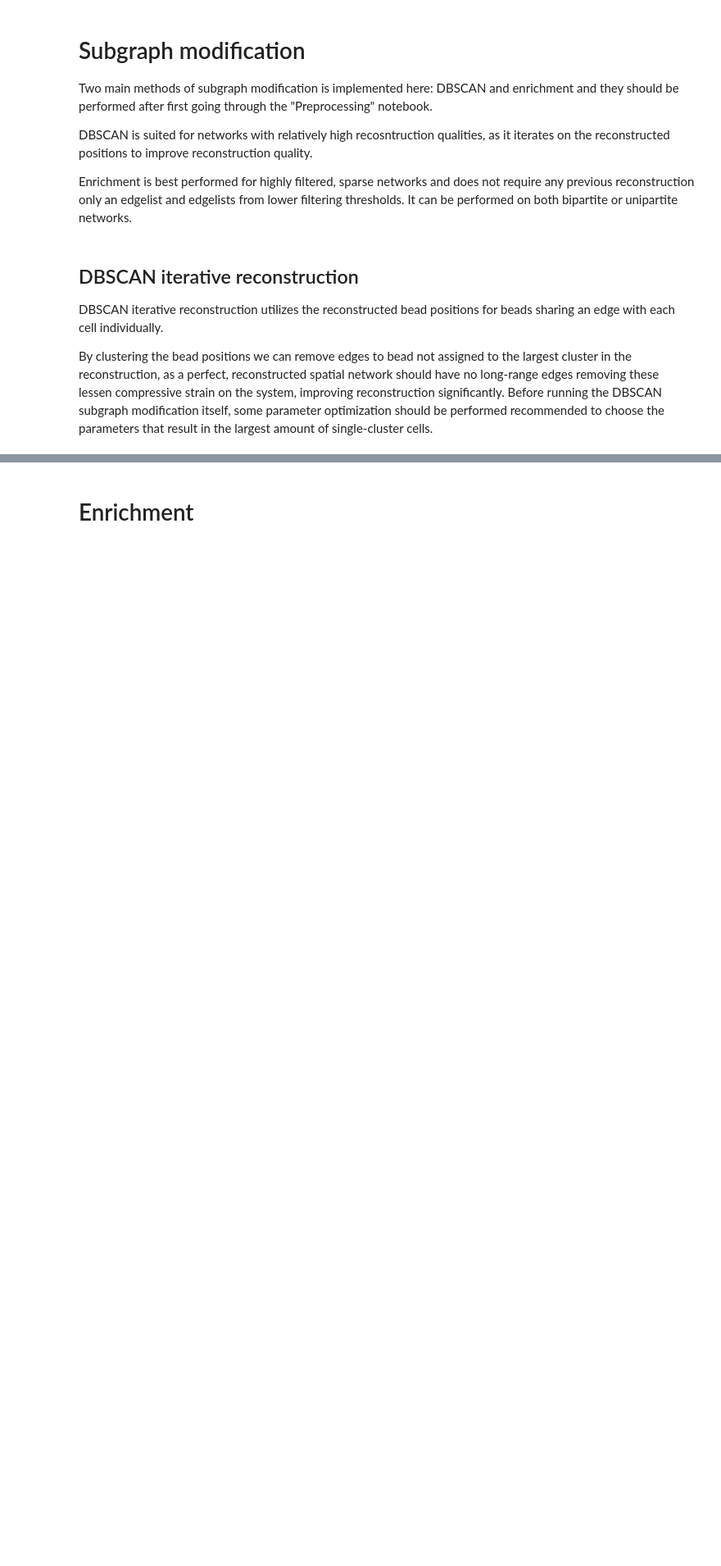
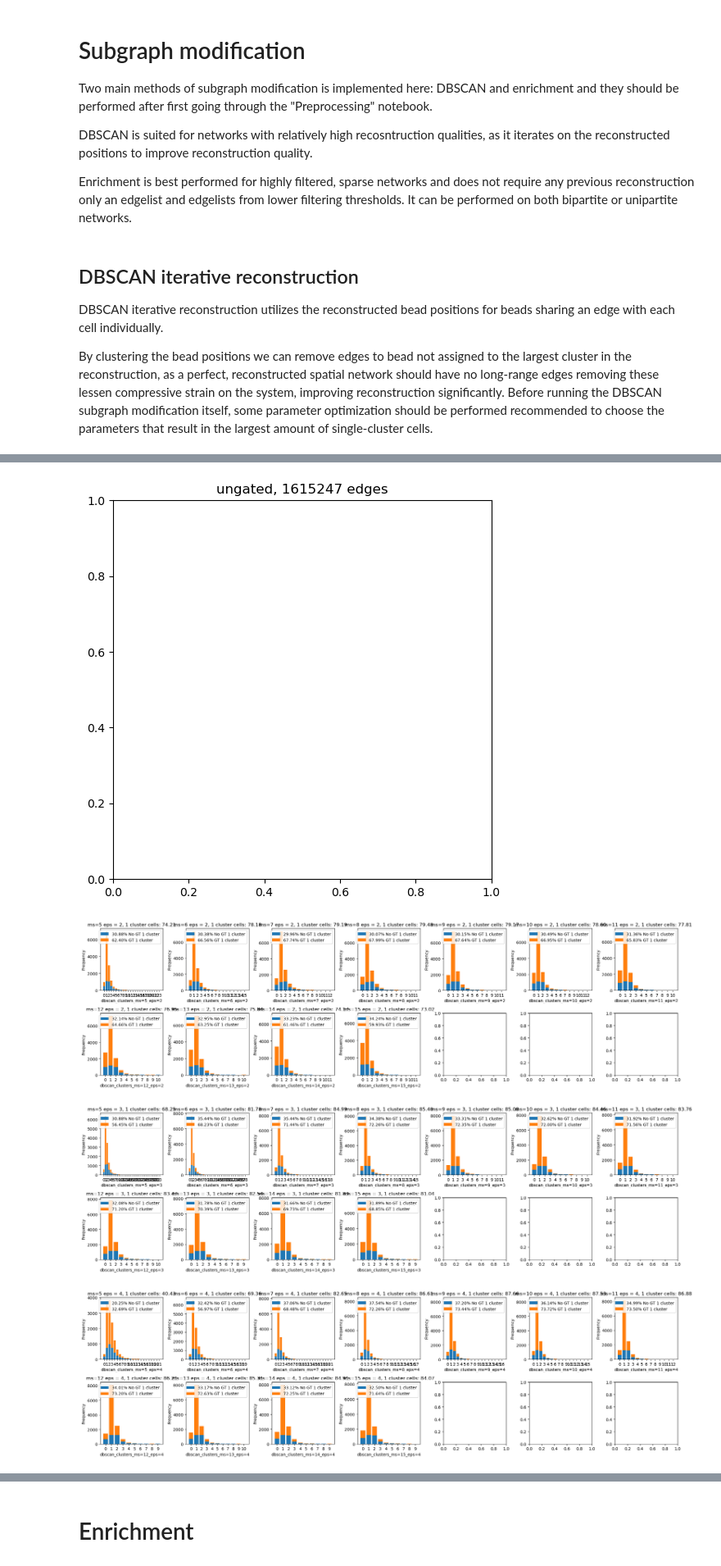
Before and after one commit to molecular-programming-group/Hidden_network_Slide_tags, a Jupyter notebook: _subgraph_modification.ipynb, the cells around one changed output, grey strips where cells are left out. Shown at 82% size. Saved outputs shown, nothing was run; the diff lists cells and outputs as text; code cells hidden in the pictures; blank space fills up the shorter version.

```diff
--- a/_subgraph_modification.ipynb
+++ b/_subgraph_modification.ipynb
@@ -17,7 +17,7 @@ config = ConfigLoader('config_subgraph_analysis.py')
 
 from additional_subgraph_analysis import additional_subgraph_analysis
 categories = ["analyse"] # analyse or position
-plot_what = ["dbscan_calculation", "dbscan_analysis"]
+plot_what = ["dbscan_analysis"]
 
 additional_arguments = [range(5, 16), range(2,8)]
 for cat in categories:
@@ -44,0 +45,4 @@ clustering cell 327
+[figure]
+[figure, added]
+[figure, added]
+[figure, added]
```
Also changed, not shown: parts of 3 cells of this notebook, 4 other files.
